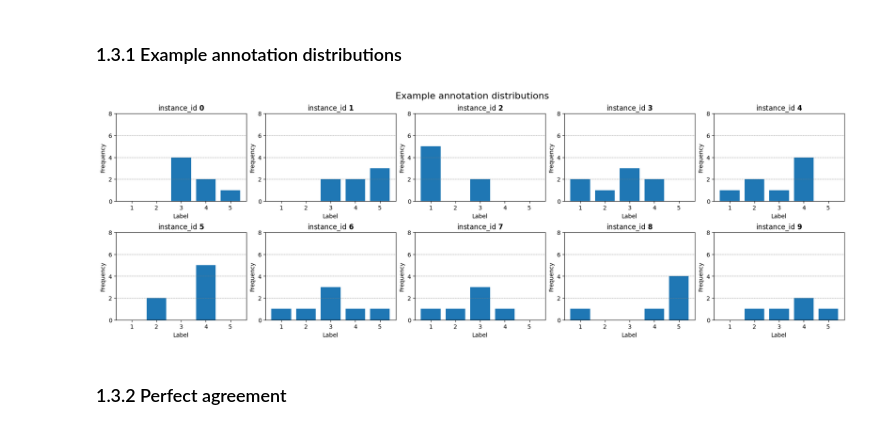
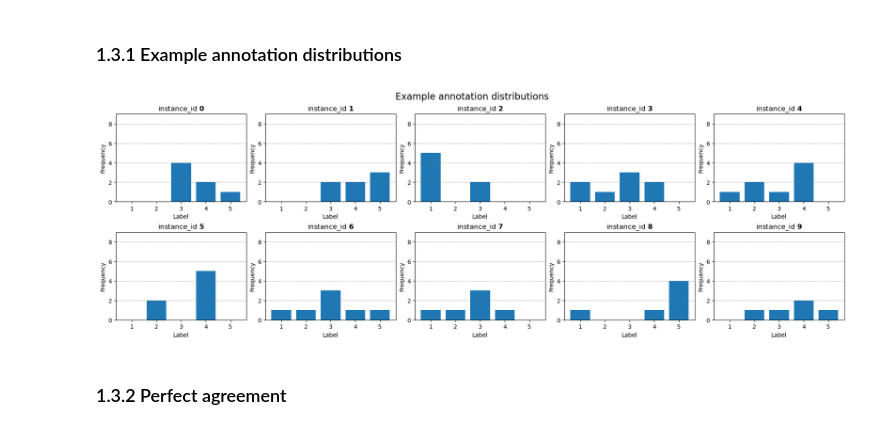
Before and after one commit to mnpluh/nagengast25-ma-thesis, a Jupyter notebook: src/data_analysis/popquorn/popquorn_politeness_analysis.ipynb, the cells around one changed output. Cells and saved outputs as stored; diff of their text form; code cells hidden in the pictures.

```diff
--- a/src/data_analysis/popquorn/popquorn_politeness_analysis.ipynb
+++ b/src/data_analysis/popquorn/popquorn_politeness_analysis.ipynb
@@ -35,8 +43,8 @@ tasks
 # %%
 path_to_data = f'{path_to_dirs}/politeness_rating/{file_name}'
 
-df_politeness = pd.read_csv(path_to_data)
-df_politeness
+df = pd.read_csv(path_to_data)
+df
 # %% [output]
 |  | instance_id | user_id | text | politeness | gender | race | age | occupation | education |
 | 0 | 3104 | 0 | Can you anticipate what's next in... | 1.0 | Woman | White | 25-29 | Employed | College degree |
@@ -56,9 +64,9 @@ df_politeness
 # %%
 # Number of instances, number of annotators
 
-num_inst = df_politeness['instance_id'].nunique()
-num_annotr = df_politeness['user_id'].nunique()
-annotn_options = sorted(df_politeness['politeness'].unique())
+num_inst = df['instance_id'].nunique()
+num_annotr = df['user_id'].nunique()
+annotn_options = sorted(df['politeness'].unique())
 
 print(f'Number of instances: {num_inst}')
 print(f'Number of annotators: {num_annotr}')
@@ -70,7 +78,7 @@ Annotation options: [np.float64(1.0), np.float64(2.0), np.float64(3.0), np.float
 # %%
 # Number of annotations per instance
 
-num_annotn_per_inst = df_politeness.groupby('instance_id')['user_id'].nunique() # or .size() instead of ['user_id'].nunique()
+num_annotn_per_inst = df.groupby('instance_id')['user_id'].nunique() # or .size() instead of ['user_id'].nunique()
 print(f'Number of annotations per instance:\n{num_annotn_per_inst.mean():.2f} MEAN, {num_annotn_per_inst.std():.2f} STD')
 print(f'Fewest annotations: {num_annotn_per_inst.min()}')
 print(f'Most annotations: {num_annotn_per_inst.max()}')
@@ -108,20 +123,20 @@ Instance text lengths (words):
 # %% [markdown]
 ### 1.2 Sociodemographic information
 # %%
-df_politeness_users = df_politeness.drop_duplicates('user_id') # count every annotator once only
+df_users = df.drop_duplicates('user_id') # count every annotator once only
 
 # track the frequencies of each sociodemographic attribute's values
-meta_dict = {attr: None for attr in df_politeness_users.columns[4:]}
+meta_dict = {attr: None for attr in df_users.columns[4:]}
 
 fig, axes = plt.subplots(2, 3, figsize=(18,12), constrained_layout=True)
 fig.suptitle("Distributions of sociodemographic background information of annotators", fontsize=16)
 axes = axes.flatten()
 axes[5].axis('off') # remove unused sixth subplot
 
-for i, column in enumerate(df_politeness_users.columns[4:]):
+for i, column in enumerate(df_users.columns[4:]):
 
-    abs_freqs = df_politeness_users[column].value_counts()
-    rel_freqs = df_politeness_users[column].value_counts(normalize=True)
+    abs_freqs = df_users[column].value_counts()
+    rel_freqs = df_users[column].value_counts(normalize=True)
 
     bars = axes[i].bar(abs_freqs.index, abs_freqs.values)
     axes[i].set_title(rf'Absolute frequencies of $\bf{{{column}}}$')
@@ -161,44 +176,43 @@ plt.show()
 # %%
 # Some example annotation distributions
 
-df_politeness_per_inst = df_politeness.groupby('instance_id')['politeness'].apply(list).reset_index()
+df_poln = df.groupby('instance_id')['politeness'].apply(list).reset_index()
 
 def aggregate_annotations(annotn):
     annotn_dict = dict.fromkeys(annotn_options, 0)
     for a in annotn:
         annotn_dict[a] += 1
     return annotn_dict
 
-def plot(inst_id_list, title):
-    nrows = 2 if len(inst_id_list) > 5 else 1
+def plot(ids, title):
+    nrows = 2 if len(ids) > 5 else 1
     fig, axes = plt.subplots(nrows, 5, figsize=(18,3*nrows), constrained_layout=True)
     fig.suptitle(title, fontsize=16)
     axes = axes.flatten()
 
-    for i, inst in enumerate(inst_id_list):
-        inst = df_politeness_per_inst.loc[inst]
-        instance_id = inst['instance_id']
-        annotn_dict = aggregate_annotations(inst['politeness'])
+    for i, id in enumerate(ids):
+        pltn = df_poln.loc[df_poln['instance_id'] == id, 'politeness'].iloc[0]
+        annotn_dict = aggregate_annotations(pltn)
 
         bars = axes[i].bar(annotn_dict.keys(), annotn_dict.values())
-        axes[i].set_title(rf'instance_id $\bf{{{instance_id}}}$')
+        axes[i].set_title(rf'instance_id $\bf{{{id}}}$')
         axes[i].set_xlabel('Label')
         axes[i].set_ylabel('Frequency')
-        axes[i].set_ylim(0, num_annotn_per_inst.max())
+        axes[i].set_ylim(0, num_annotn_per_inst.max()+1)
 
         # add horizontal lines
         for y in axes[i].get_yticks():
             axes[i].axhline(y=y, color='gray', linestyle='--', linewidth=0.5)
 
     upper = int(sample_size/2) if nrows == 1 else sample_size
-    for j in range(len(inst_id_list), upper):
+    for j in range(len(ids), upper):
         axes[j].axis('off')
 
     plt.show()
 
 plot([i for i in range(sample_size)], "Example annotation distributions")
 # %% [output]
-[figure, old version]
+[figure, new version]
 # %% [markdown]
 ### 1.3.2 Perfect agreement
 # %%
```
Also changed, not shown: parts of 28 cells of this notebook, 4 other files.
